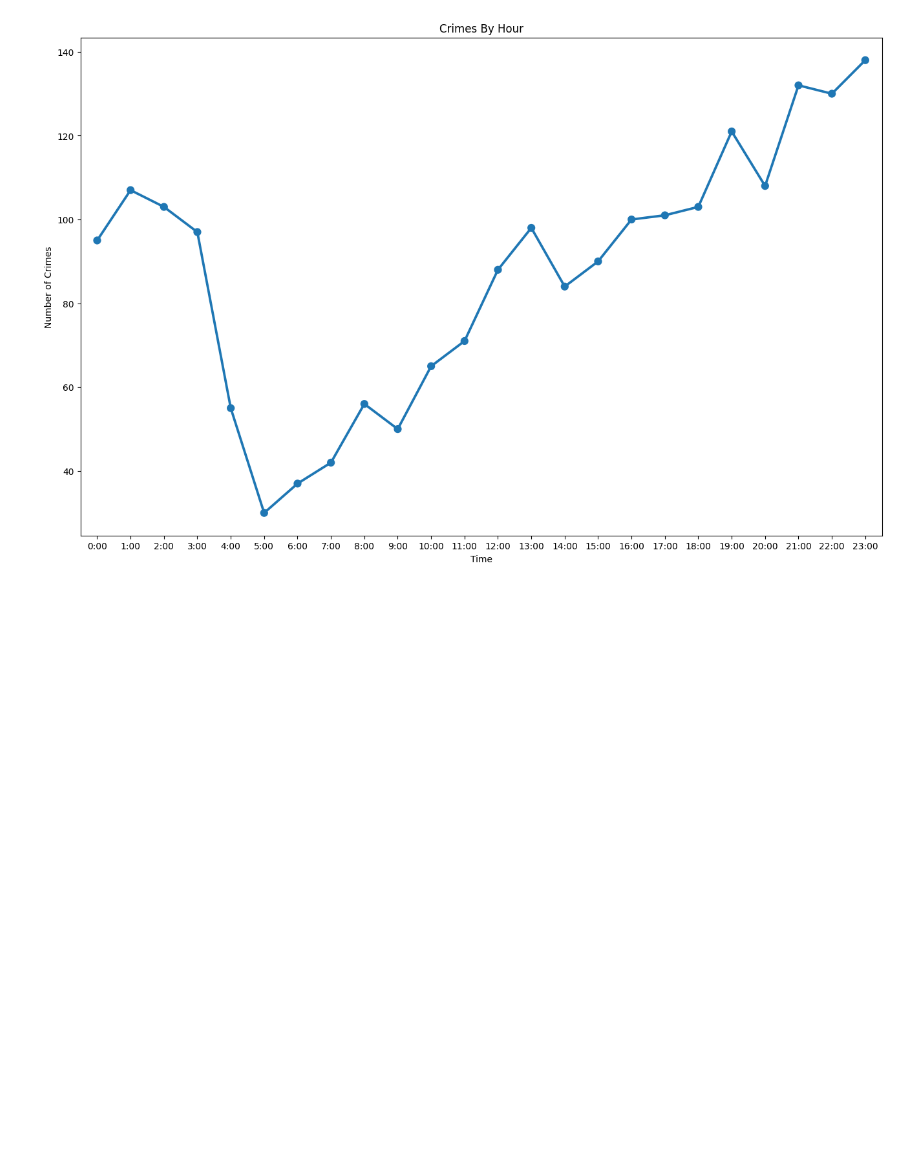
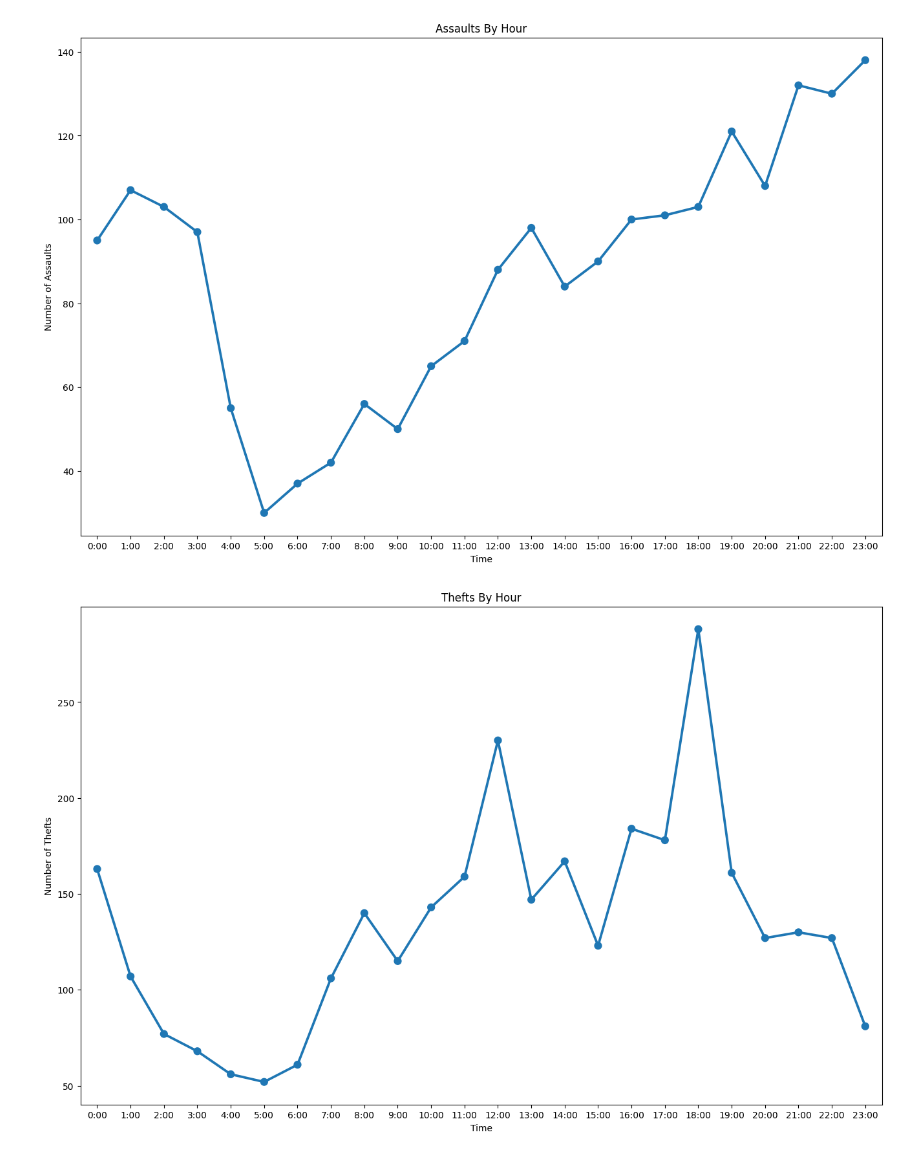
Before and after one commit to LACLanthony/crimes_hotel, a Jupyter notebook: hotels_crimes_maps.ipynb, the cells around one changed output. Saved outputs shown, nothing was run; the diff lists cells and outputs as text; code cells hidden in the pictures; blank space fills up the shorter version.

```diff
--- a/hotels_crimes_maps.ipynb
+++ b/hotels_crimes_maps.ipynb
@@ -396,3 +396,16 @@ plt.show()
 [figure]
 # %%
 thefts2 = thefts.copy()
+# %%
+thefts2 = thefts2.groupby('Time').size().reset_index(name='Number of Thefts')
+thefts2['Time'] = thefts2['Time'].apply(lambda x: str(x) +':00')
+
+fig = plt.figure(figsize=(16,10))
+sns.pointplot(x='Time', y='Number of Thefts', data=thefts2)
+
+plt.xlabel("Time")
+plt.ylabel("Number of Thefts")
+plt.title("Thefts By Hour")
+plt.show()
+# %% [output]
+[figure, added]
```
Also changed, not shown: parts of 1 cell of this notebook.
